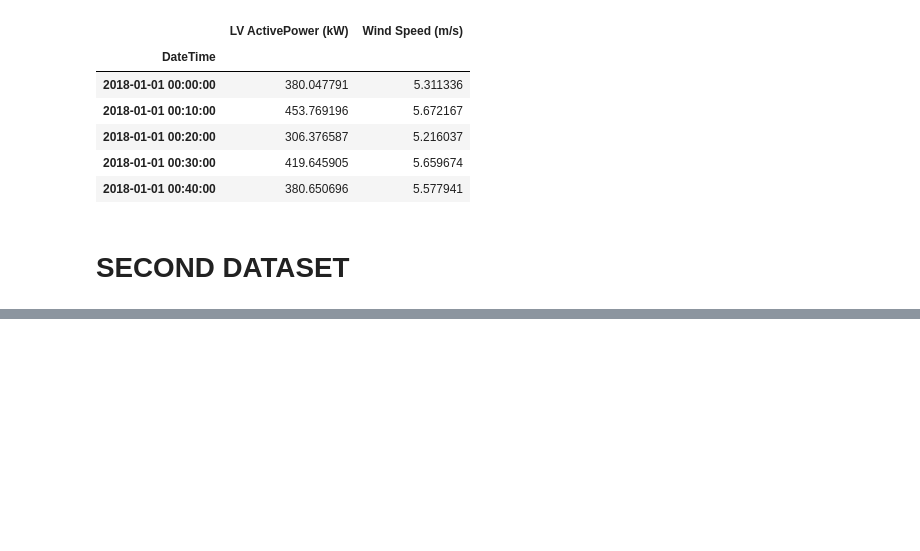
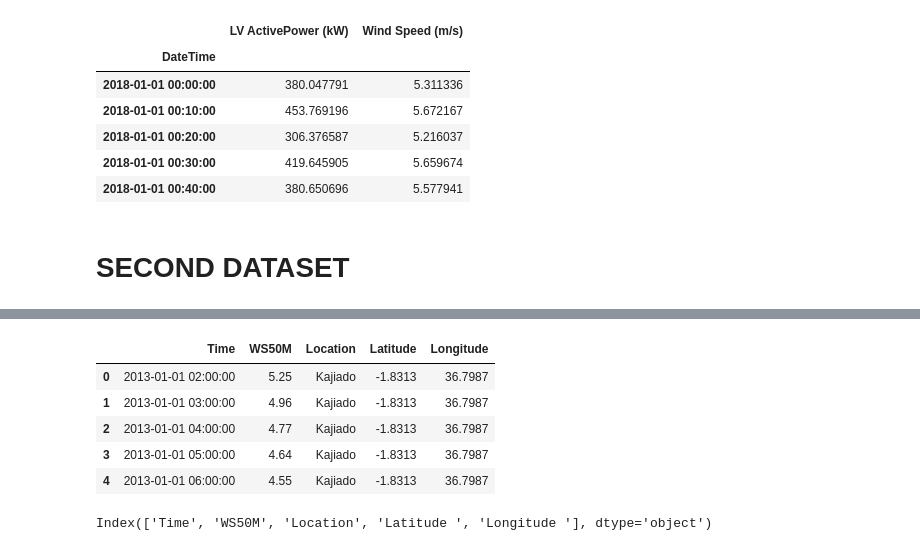
Before and after one commit to Mugangasia/Capstone-Project---Predicting-Best-Location-for-Wind-Energy-in-Kenya, a Jupyter notebook: main.ipynb, the cells around one changed output, grey strips where cells are left out. Cells and saved outputs as stored; diff of their text form; code cells hidden in the pictures; blank space fills up the shorter version.

```diff
--- a/main.ipynb
+++ b/main.ipynb
@@ -290,0 +307,16 @@ df_2.head()
+# %%
+df_2['Time'] = pd.to_datetime(df_2['Time'])
+#df_2.set_index('Time', inplace=True)
+# %%
+df_2.head()
+# %% [output]
+|  | Time | WS50M | Location | Latitude | Longitude |
+| 0 | 2013-01-01 02:00:00 | 5.25 | Kajiado | -1.8313 | 36.7987 |
+| 1 | 2013-01-01 03:00:00 | 4.96 | Kajiado | -1.8313 | 36.7987 |
+| 2 | 2013-01-01 04:00:00 | 4.77 | Kajiado | -1.8313 | 36.7987 |
+| 3 | 2013-01-01 05:00:00 | 4.64 | Kajiado | -1.8313 | 36.7987 |
+| 4 | 2013-01-01 06:00:00 | 4.55 | Kajiado | -1.8313 | 36.7987 |
+# %%
+df_2.columns
+# %% [output]
+Index(['Time', 'WS50M', 'Location', 'Latitude ', 'Longitude '], dtype='object')
```
Also changed, not shown: parts of 7 cells of this notebook, 1 other file.
